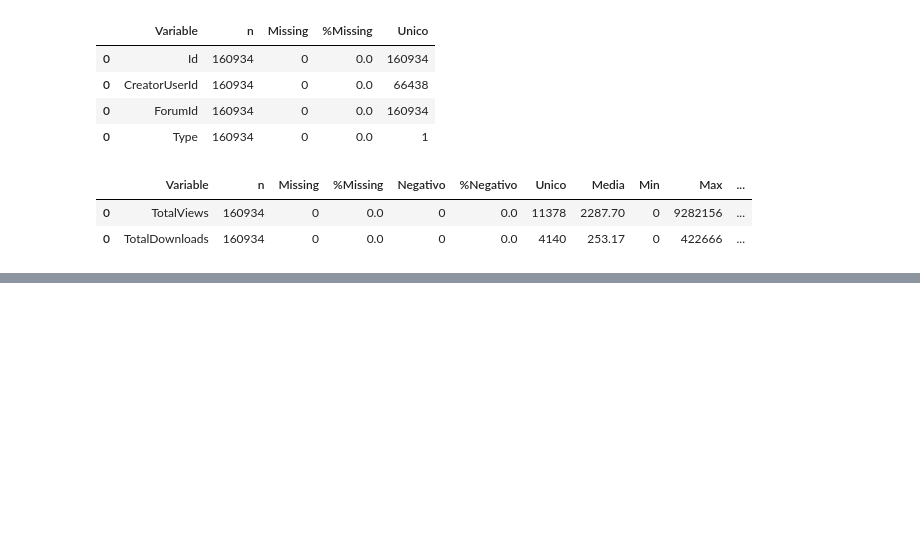
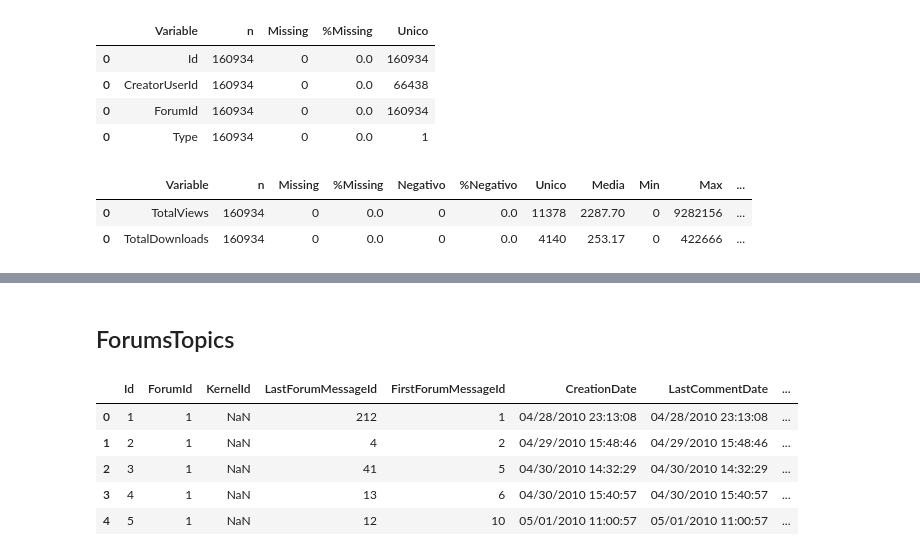
Before and after one commit to jsuasnabarh/kaggle-network-analysis, a Jupyter notebook: notebooks/EDA.ipynb, the cells around one changed output, grey strips where cells are left out. Saved outputs shown, nothing was run; the diff lists cells and outputs as text; code cells hidden in the pictures; blank space fills up the shorter version.

```diff
--- a/notebooks/EDA.ipynb
+++ b/notebooks/EDA.ipynb
@@ -441,0 +500,12 @@ Validator.validar_numerico(df_datasets, ["TotalViews","TotalDownloads"])
+# %% [markdown]
+## ForumsTopics
+# %%
+df_forum_topics = pd.read_csv(r"../data/raw/ForumTopics.csv",dtype=str)
+df_forum_topics.head()
+# %% [output]
+|  | Id | ForumId | KernelId | LastForumMessageId | FirstForumMessageId | CreationDate | LastCommentDate | ... |
+| 0 | 1 | 1 | NaN | 212 | 1 | 04/28/2010 23:13:08 | 04/28/2010 23:13:08 | ... |
+| 1 | 2 | 1 | NaN | 4 | 2 | 04/29/2010 15:48:46 | 04/29/2010 15:48:46 | ... |
+| 2 | 3 | 1 | NaN | 41 | 5 | 04/30/2010 14:32:29 | 04/30/2010 14:32:29 | ... |
+| 3 | 4 | 1 | NaN | 13 | 6 | 04/30/2010 15:40:57 | 04/30/2010 15:40:57 | ... |
+| 4 | 5 | 1 | NaN | 12 | 10 | 05/01/2010 11:00:57 | 05/01/2010 11:00:57 | ... |
```
Also changed, not shown: parts of 22 cells of this notebook.
